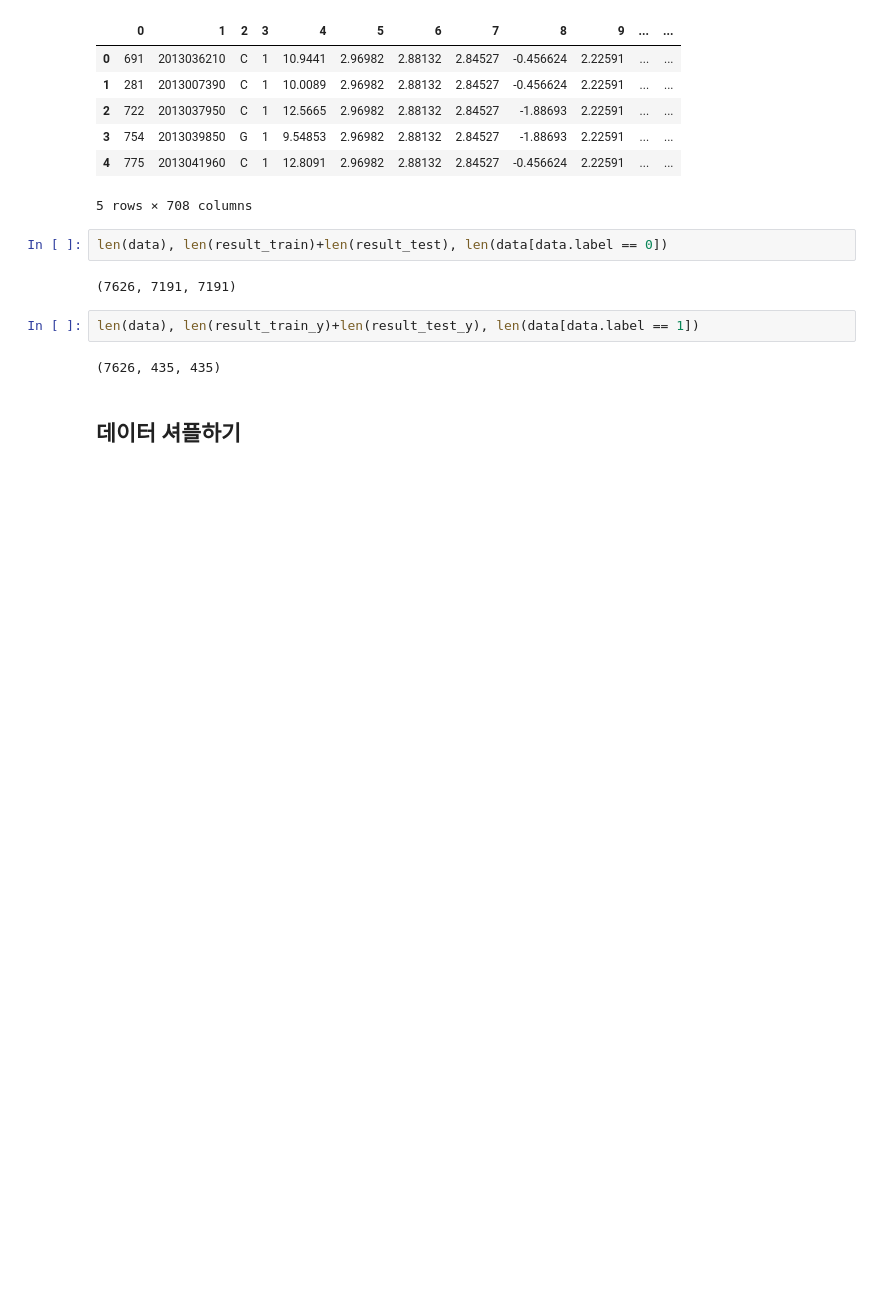
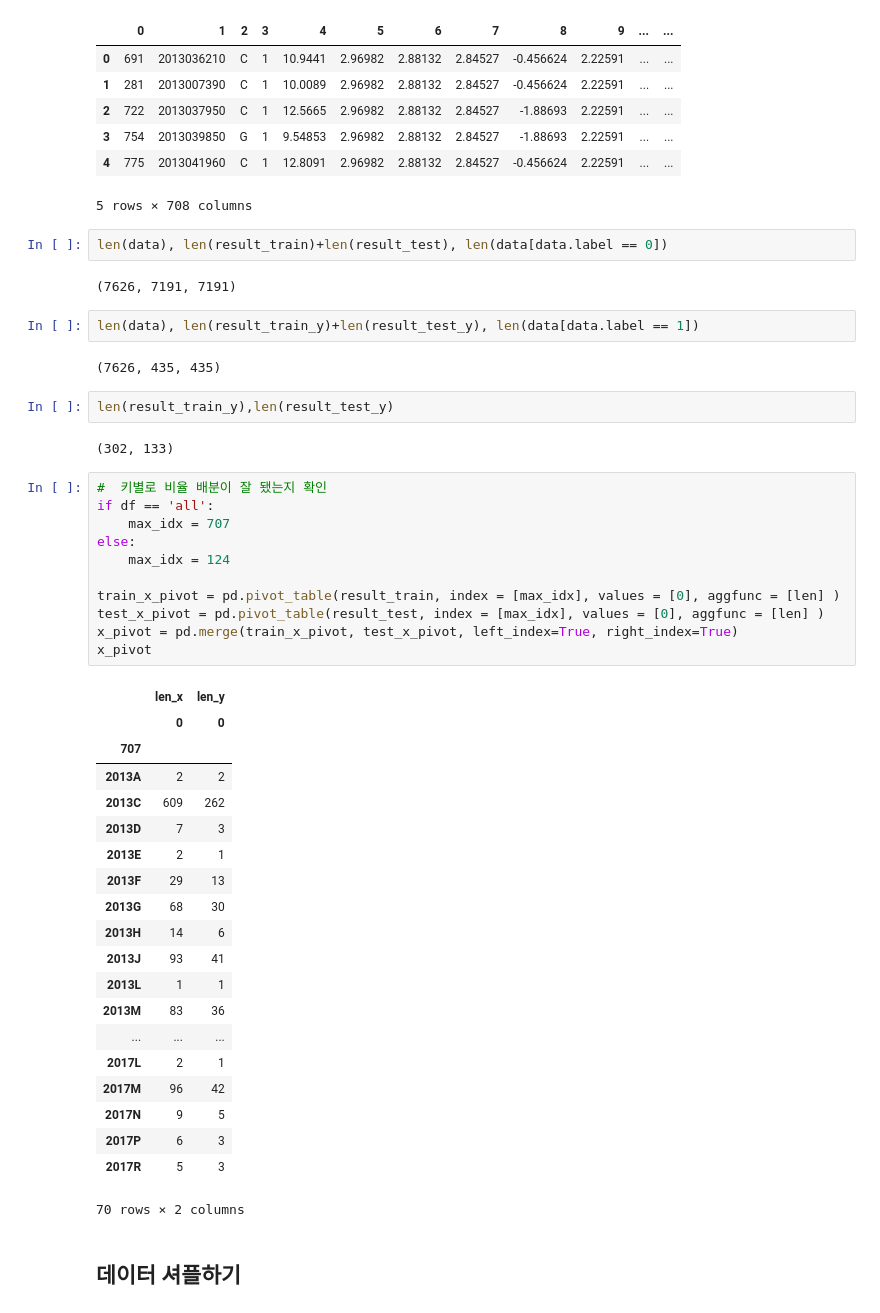
Before and after one commit to MKJJO/S_Project, a Jupyter notebook: 06_데이터스케일링.ipynb, the cells around one changed output. Saved outputs shown, nothing was run; the diff lists cells and outputs as text; blank space fills up the shorter version.

```diff
--- a/06_데이터스케일링.ipynb
+++ b/06_데이터스케일링.ipynb
@@ -143,6 +137,42 @@ len(data), len(result_train)+len(result_test), len(data[data.label == 0])
 len(data), len(result_train_y)+len(result_test_y), len(data[data.label == 1])
 # %% [output]
 (7626, 435, 435)
+# %%
+len(result_train_y),len(result_test_y)
+# %% [output]
+(302, 133)
+# %%
+#  키별로 비율 배분이 잘 됐는지 확인
+if df == 'all':
+    max_idx = 707
+else:
+    max_idx = 124
+
+train_x_pivot = pd.pivot_table(result_train, index = [max_idx], values = [0], aggfunc = [len] )
+test_x_pivot = pd.pivot_table(result_test, index = [max_idx], values = [0], aggfunc = [len] )
+x_pivot = pd.merge(train_x_pivot, test_x_pivot, left_index=True, right_index=True)
+x_pivot
+# %% [output]
+|  | len_x | len_y |
+|  | 0 | 0 |
+| 707 |  |  |
+| 2013A | 2 | 2 |
+| 2013C | 609 | 262 |
+| 2013D | 7 | 3 |
+| 2013E | 2 | 1 |
+| 2013F | 29 | 13 |
+| 2013G | 68 | 30 |
+| 2013H | 14 | 6 |
+| 2013J | 93 | 41 |
+| 2013L | 1 | 1 |
+| 2013M | 83 | 36 |
+| ... | ... | ... |
+| 2017L | 2 | 1 |
+| 2017M | 96 | 42 |
+| 2017N | 9 | 5 |
+| 2017P | 6 | 3 |
+| 2017R | 5 | 3 |
+70 rows × 2 columns
 # %% [markdown]
 ## 데이터 셔플하기
 # %%
```
Also changed, not shown: parts of 44 cells of this notebook, 18 other files.
